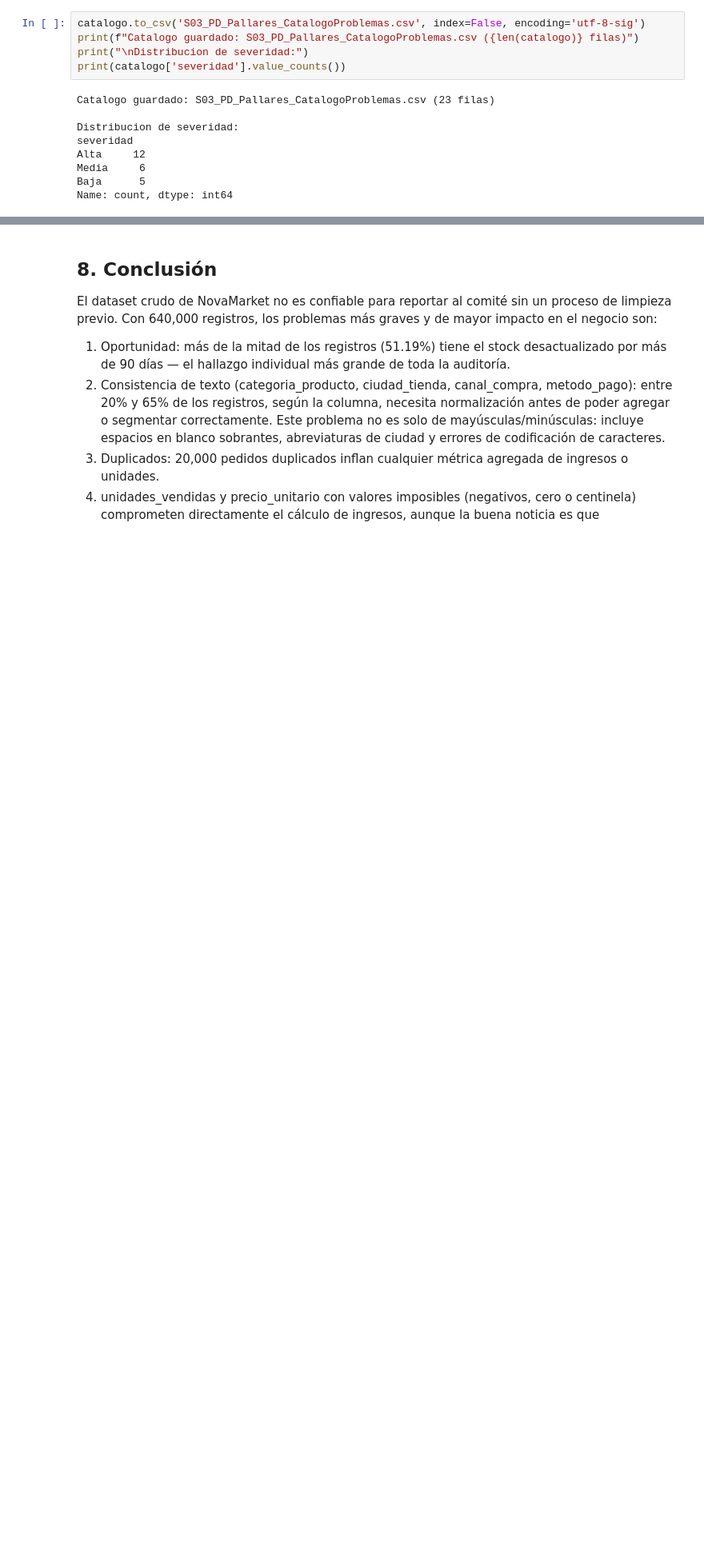
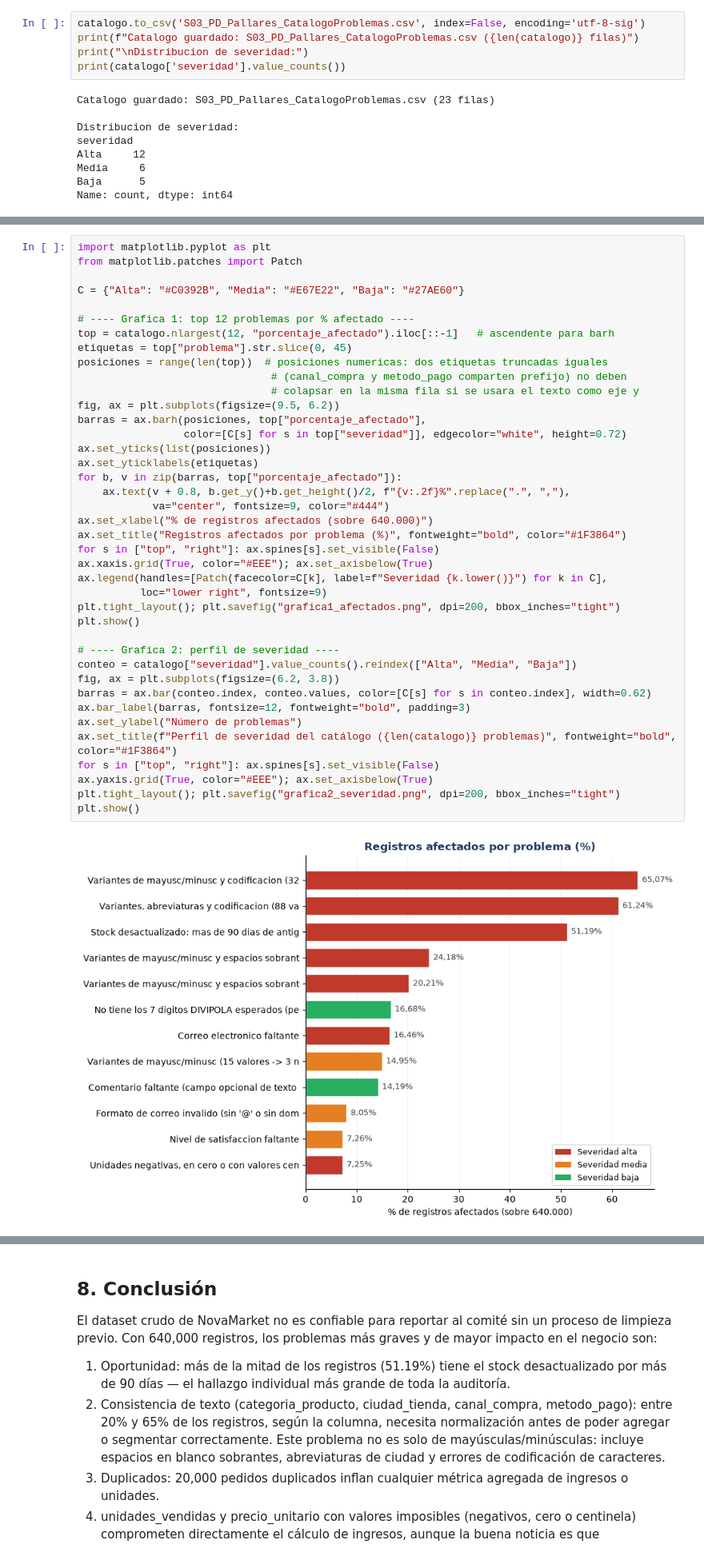
Before and after one commit to danielpaya/pre_primera_clase, a Jupyter notebook: S03_PD_Pallares_AuditoriaCalidad.ipynb, the cells around one changed output, grey strips where cells are left out. Shown at 80% size. Saved outputs shown, nothing was run; the diff lists cells and outputs as text; blank space fills up the shorter version.

```diff
--- a/S03_PD_Pallares_AuditoriaCalidad.ipynb
+++ b/S03_PD_Pallares_AuditoriaCalidad.ipynb
@@ -607,0 +613,42 @@ Name: count, dtype: int64
+# %%
+import matplotlib.pyplot as plt
+from matplotlib.patches import Patch
+
+C = {"Alta": "#C0392B", "Media": "#E67E22", "Baja": "#27AE60"}
+
+# ---- Grafica 1: top 12 problemas por % afectado ----
+top = catalogo.nlargest(12, "porcentaje_afectado").iloc[::-1]   # ascendente para barh
+etiquetas = top["problema"].str.slice(0, 45)
+posiciones = range(len(top))  # posiciones numericas: dos etiquetas truncadas iguales
+                               # (canal_compra y metodo_pago comparten prefijo) no deben
+                               # colapsar en la misma fila si se usara el texto como eje y
+fig, ax = plt.subplots(figsize=(9.5, 6.2))
+barras = ax.barh(posiciones, top["porcentaje_afectado"],
+                 color=[C[s] for s in top["severidad"]], edgecolor="white", height=0.72)
+ax.set_yticks(list(posiciones))
+ax.set_yticklabels(etiquetas)
+for b, v in zip(barras, top["porcentaje_afectado"]):
+    ax.text(v + 0.8, b.get_y()+b.get_height()/2, f"{v:.2f}%".replace(".", ","),
+            va="center", fontsize=9, color="#444")
+ax.set_xlabel("% de registros afectados (sobre 640.000)")
+ax.set_title("Registros afectados por problema (%)", fontweight="bold", color="#1F3864")
+for s in ["top", "right"]: ax.spines[s].set_visible(False)
+ax.xaxis.grid(True, color="#EEE"); ax.set_axisbelow(True)
+ax.legend(handles=[Patch(facecolor=C[k], label=f"Severidad {k.lower()}") for k in C],
+          loc="lower right", fontsize=9)
+plt.tight_layout(); plt.savefig("grafica1_afectados.png", dpi=200, bbox_inches="tight")
+plt.show()
+
+# ---- Grafica 2: perfil de severidad ----
+conteo = catalogo["severidad"].value_counts().reindex(["Alta", "Media", "Baja"])
+fig, ax = plt.subplots(figsize=(6.2, 3.8))
+barras = ax.bar(conteo.index, conteo.values, color=[C[s] for s in conteo.index], width=0.62)
+ax.bar_label(barras, fontsize=12, fontweight="bold", padding=3)
+ax.set_ylabel("Número de problemas")
+ax.set_title(f"Perfil de severidad del catálogo ({len(catalogo)} problemas)", fontweight="bold", color="#1F3864")
+for s in ["top", "right"]: ax.spines[s].set_visible(False)
+ax.yaxis.grid(True, color="#EEE"); ax.set_axisbelow(True)
+plt.tight_layout(); plt.savefig("grafica2_severidad.png", dpi=200, bbox_inches="tight")
+plt.show()
+# %% [output]
+[figure, added]
```
Also changed, not shown: parts of 2 cells of this notebook, 6 other files.
